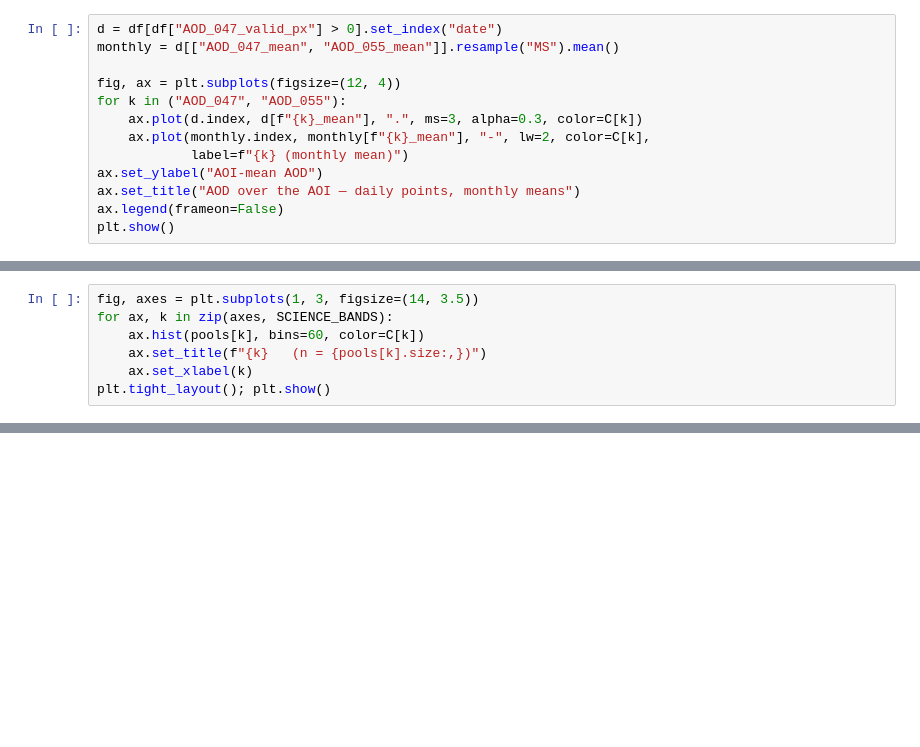
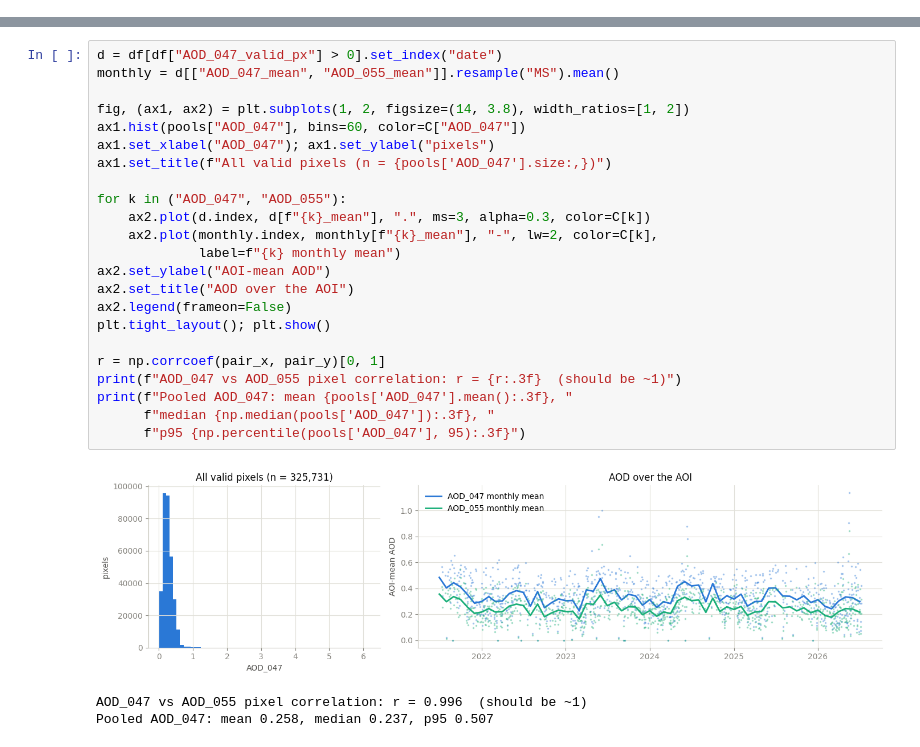
Before and after one commit to andreLlanes/ALAPA-APP, a Jupyter notebook: eda_modis.ipynb, the cells around one changed output, grey strips where cells are left out. Cells and saved outputs as stored; diff of their text form; blank space fills up the shorter version.

```diff
--- a/eda_modis.ipynb
+++ b/eda_modis.ipynb
@@ -197,13 +0,0 @@ Daily AOI means (faint points) with monthly means (solid lines) for both AOD ban
-# %%
-d = df[df["AOD_047_valid_px"] > 0].set_index("date")
-monthly = d[["AOD_047_mean", "AOD_055_mean"]].resample("MS").mean()
-
-fig, ax = plt.subplots(figsize=(12, 4))
-for k in ("AOD_047", "AOD_055"):
-    ax.plot(d.index, d[f"{k}_mean"], ".", ms=3, alpha=0.3, color=C[k])
-    ax.plot(monthly.index, monthly[f"{k}_mean"], "-", lw=2, color=C[k],
-            label=f"{k} (monthly mean)")
-ax.set_ylabel("AOI-mean AOD")
-ax.set_title("AOD over the AOI — daily points, monthly means")
-ax.legend(frameon=False)
-plt.show()
@@ -216,7 +0,0 @@ All valid pixels pooled across every file.
-# %%
-fig, axes = plt.subplots(1, 3, figsize=(14, 3.5))
-for ax, k in zip(axes, SCIENCE_BANDS):
-    ax.hist(pools[k], bins=60, color=C[k])
-    ax.set_title(f"{k}   (n = {pools[k].size:,})")
-    ax.set_xlabel(k)
-plt.tight_layout(); plt.show()
@@ -545,0 +292,27 @@ Longest gap:          17 d, ending 2025-11-06
+# %%
+d = df[df["AOD_047_valid_px"] > 0].set_index("date")
+monthly = d[["AOD_047_mean", "AOD_055_mean"]].resample("MS").mean()
+
+fig, (ax1, ax2) = plt.subplots(1, 2, figsize=(14, 3.8), width_ratios=[1, 2])
+ax1.hist(pools["AOD_047"], bins=60, color=C["AOD_047"])
+ax1.set_xlabel("AOD_047"); ax1.set_ylabel("pixels")
+ax1.set_title(f"All valid pixels (n = {pools['AOD_047'].size:,})")
+
+for k in ("AOD_047", "AOD_055"):
+    ax2.plot(d.index, d[f"{k}_mean"], ".", ms=3, alpha=0.3, color=C[k])
+    ax2.plot(monthly.index, monthly[f"{k}_mean"], "-", lw=2, color=C[k],
+             label=f"{k} monthly mean")
+ax2.set_ylabel("AOI-mean AOD")
+ax2.set_title("AOD over the AOI")
+ax2.legend(frameon=False)
+plt.tight_layout(); plt.show()
+
+r = np.corrcoef(pair_x, pair_y)[0, 1]
+print(f"AOD_047 vs AOD_055 pixel correlation: r = {r:.3f}  (should be ~1)")
+print(f"Pooled AOD_047: mean {pools['AOD_047'].mean():.3f}, "
+      f"median {np.median(pools['AOD_047']):.3f}, "
+      f"p95 {np.percentile(pools['AOD_047'], 95):.3f}")
+# %% [output]
+[figure, added]
+AOD_047 vs AOD_055 pixel correlation: r = 0.996  (should be ~1)
+Pooled AOD_047: mean 0.258, median 0.237, p95 0.507
```
Also changed, not shown: parts of 52 cells of this notebook.
